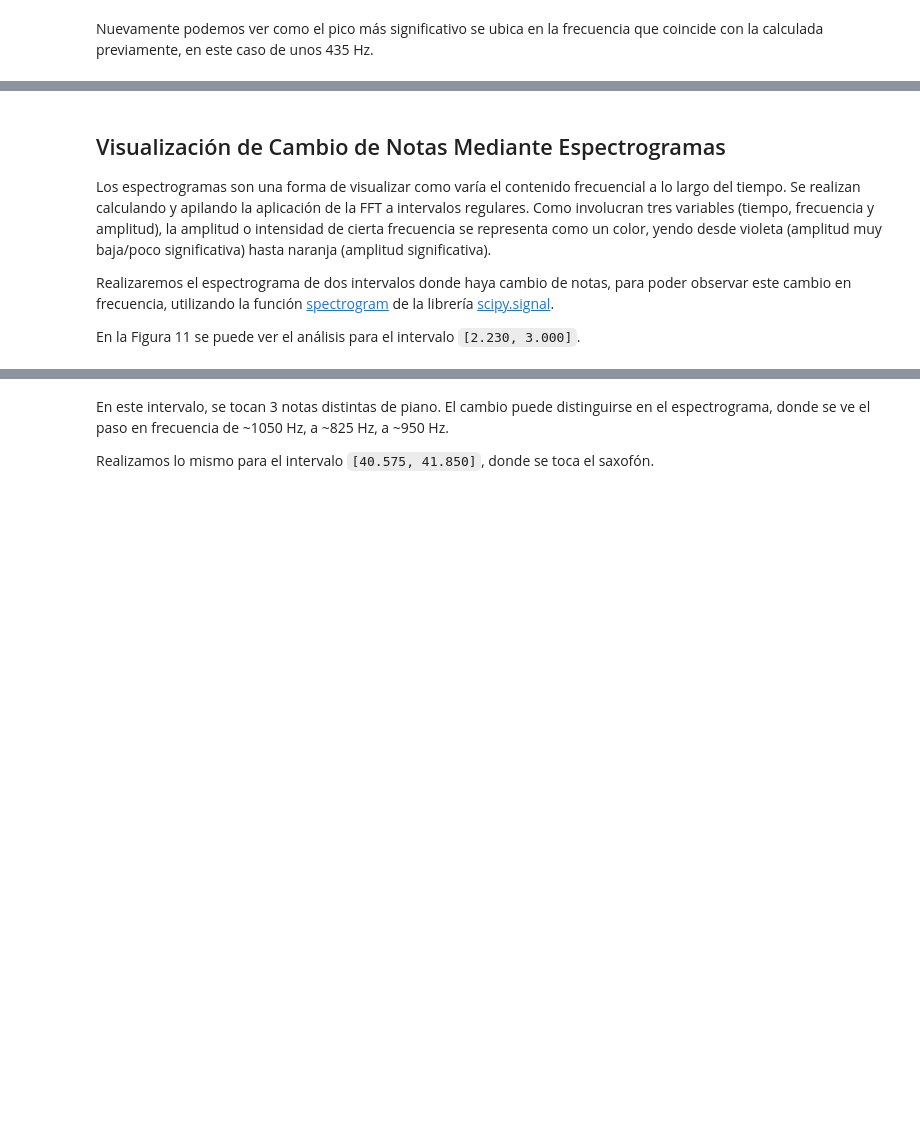
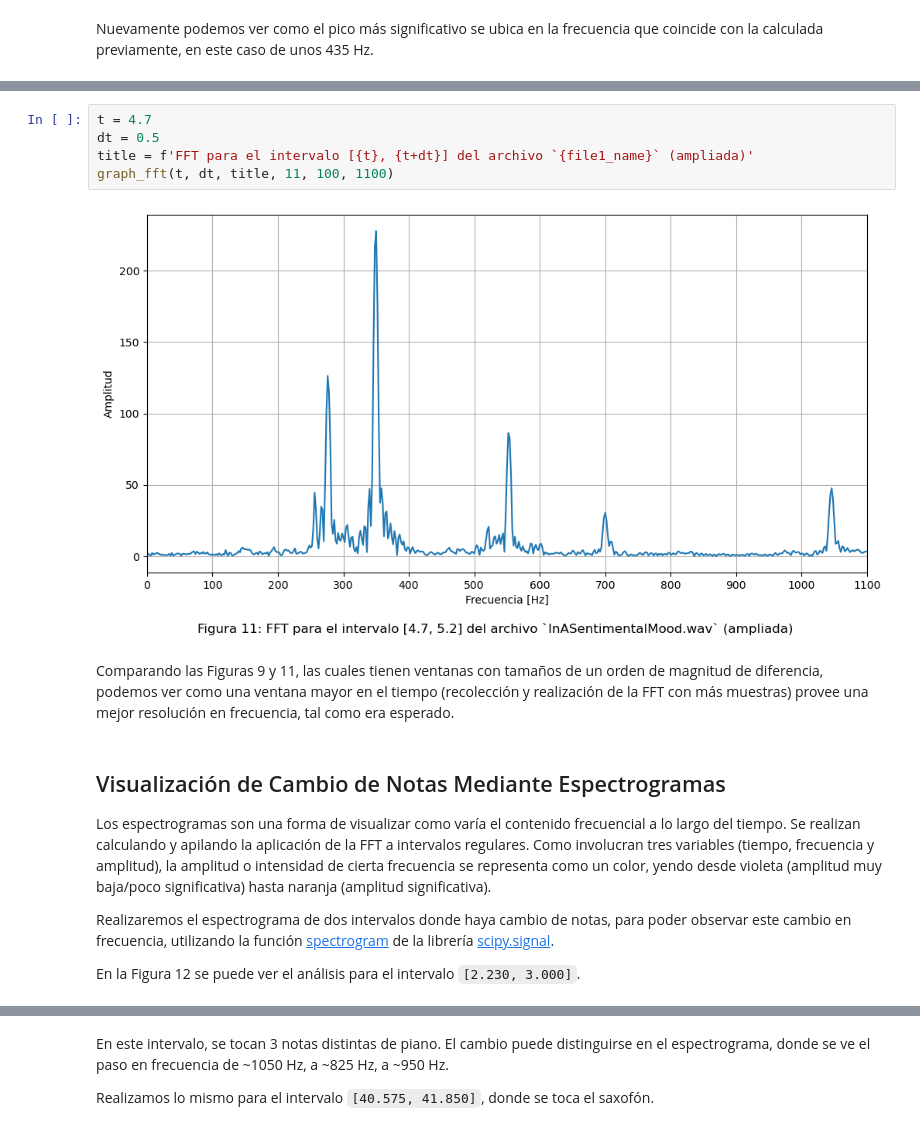
Before and after one commit to mjkloeckner/TB065, a Jupyter notebook: segunda_parte/tpe_segunda_parte_no_title.ipynb, the cells around one changed output, grey strips where cells are left out. Drawn from its saved outputs; the diff is of its cells as text; blank space fills up the shorter version.

```diff
--- a/segunda_parte/tpe_segunda_parte_no_title.ipynb
+++ b/segunda_parte/tpe_segunda_parte_no_title.ipynb
@@ -224,3 +226,12 @@ graph_fft(t, dt, title, 10, 100, 1000)
+# %%
+t = 4.7
+dt = 0.5
+title = f'FFT para el intervalo [{t}, {t+dt}] del archivo `{file1_name}` (ampliada)'
+graph_fft(t, dt, title, 11, 100, 1100)
+# %% [output]
+[figure, added]
+# %% [markdown]
+Comparando las Figuras 9 y 11, las cuales tienen ventanas con tamaños de un orden de magnitud de diferencia, podemos ver como una ventana mayor en el tiempo (recolección y realización de la FFT con más muestras) provee una mejor resolución en frecuencia, tal como era esperado.
 # %% [markdown]
 ## Visualización de Cambio de Notas Mediante Espectrogramas
 
@@ -228,7 +239,7 @@ Los espectrogramas son una forma de visualizar como varía el contenido frecuenc
 
 Realizaremos el espectrograma de dos intervalos donde haya cambio de notas, para poder observar este cambio en frecuencia, utilizando la función [spectrogram](https://docs.scipy.org/doc/scipy/reference/generated/scipy.signal.spectrogram.html) de la librería [scipy.signal](https://docs.scipy.org/doc/scipy/reference/signal.html).
 
-En la Figura 11 se puede ver el análisis para el intervalo `[2.230, 3.000]`.
+En la Figura 12 se puede ver el análisis para el intervalo `[2.230, 3.000]`.
 # %%
 from scipy.signal import spectrogram
 
```
Also changed, not shown: parts of 10 cells of this notebook.
